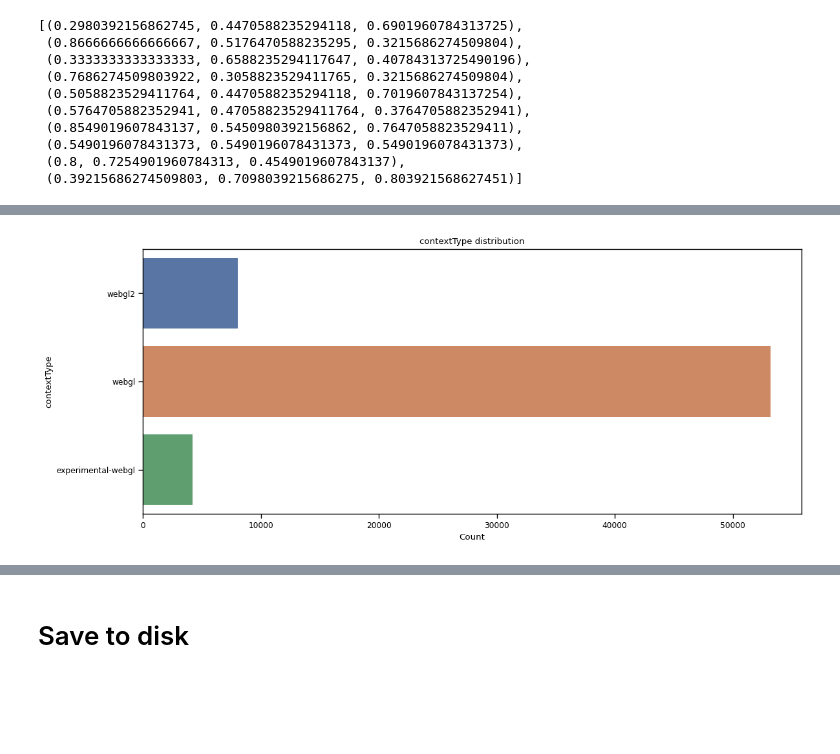
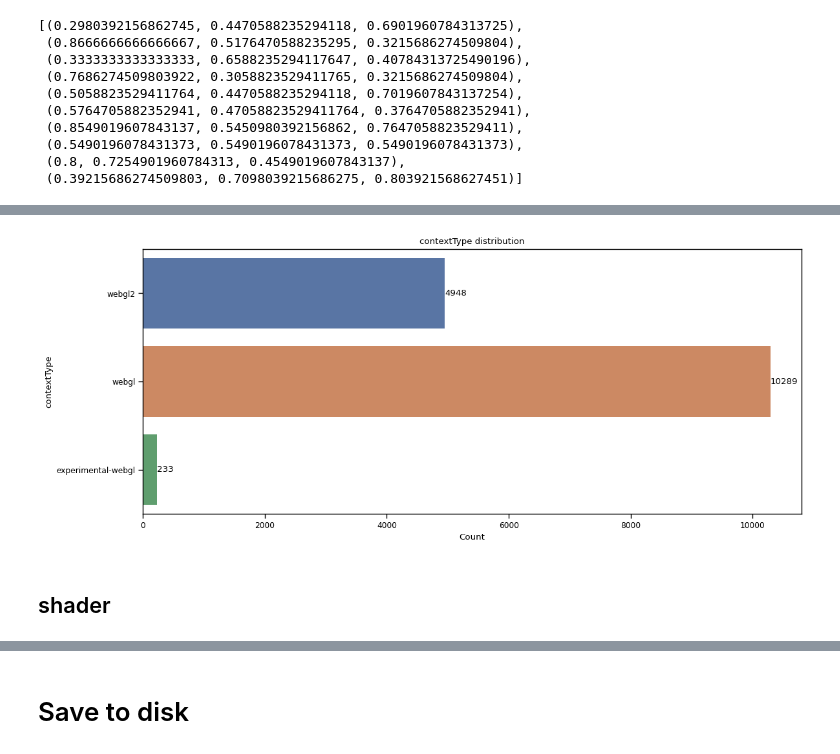
Before and after one commit to yudshj/WebGL-Empirical-Study-new, a Jupyter notebook: 3-4.AnalyzeRaf/1_analyze_raf.ipynb, the cells around one changed output, grey strips where cells are left out. Saved outputs shown, nothing was run; the diff lists cells and outputs as text; code cells hidden in the pictures; blank space fills up the shorter version.

```diff
--- a/3-4.AnalyzeRaf/1_analyze_raf.ipynb
+++ b/3-4.AnalyzeRaf/1_analyze_raf.ipynb
@@ -60,0 +77,3 @@ df_context_noraf[df_context_noraf['idx-frame']==2119].to_excel('tmp.xlsx')
+# %%
+df_func_count = df_context_noraf[[x for x in df_context_noraf.columns if x.startswith("frame.context.maghsk.counter.funcCount")]]
+df_func_count.sum(axis=1).describe()
@@ -61,10 +119,14 @@ df_context_noraf[df_context_noraf['idx-frame']==2119].to_excel('tmp.xlsx')
+# %%
+df_context_noraf = df_context_noraf[df_func_count.sum(axis=1)>10]
 # %%
 # df_context_noraf["frame.context.maghsk.createArguments.0"].value_counts()
 fig, axes = plt.subplots(figsize=(12, 5))
 sns.countplot(y="frame.context.maghsk.createArguments.0", data=df_context_noraf, ax=axes)
 axes.set_xlabel('Count')
 axes.set_ylabel('contextType')
 axes.set_title('contextType distribution')
+for rect in axes.patches:
+    axes.annotate(f'{rect.get_width():.0f}', (rect.get_width(), rect.get_y()+rect.get_height()/2), ha='left', va='center')
 plt.tight_layout()
 # %% [output]
-[figure, old version]
+[figure, new version]
@@ -76,0 +133,2 @@ df_traces.rename(columns={'gl_info': 'gl_info_raf'}, inplace=True)
+# %% [markdown]
+## shader
```
Also changed, not shown: parts of 29 cells of this notebook, 1 other file.
